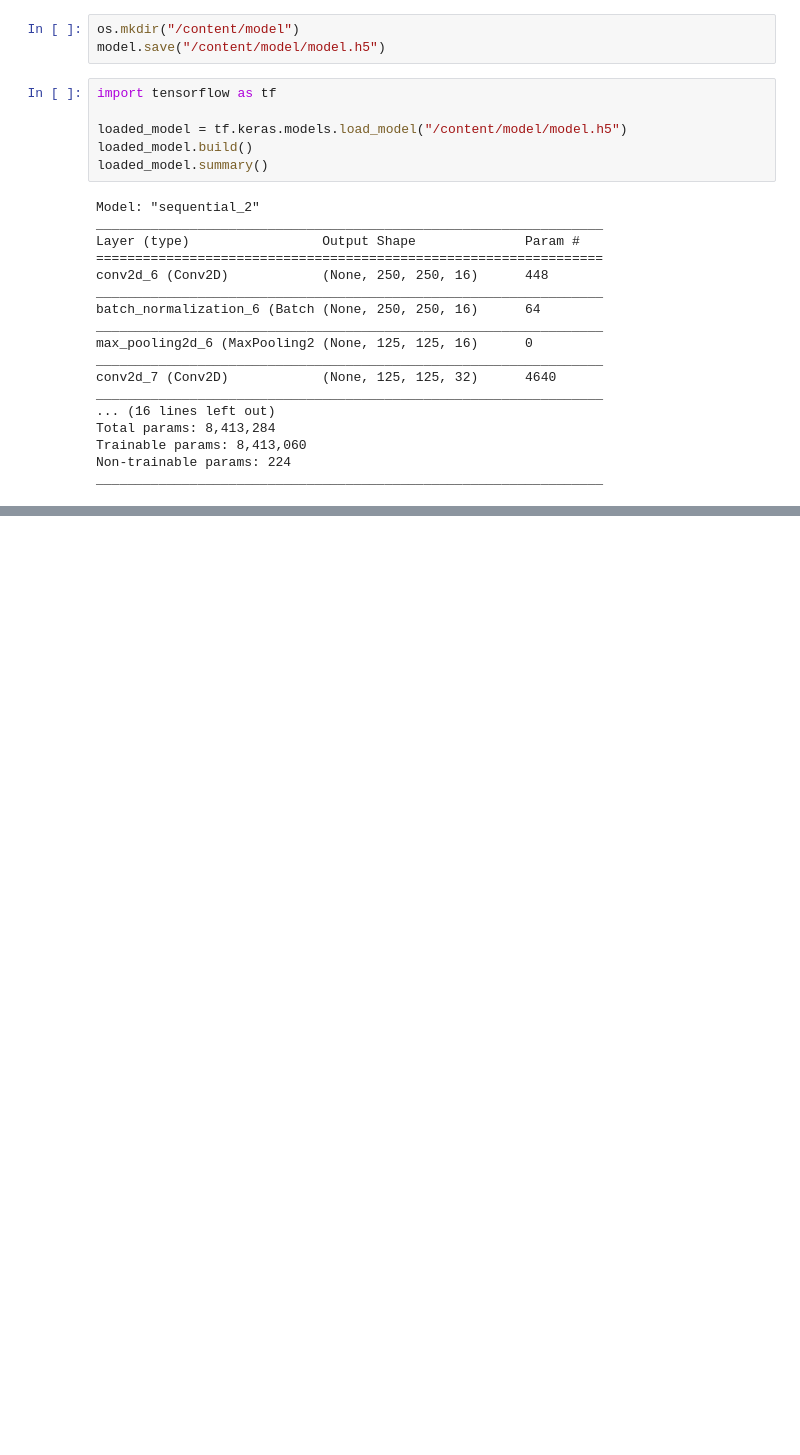
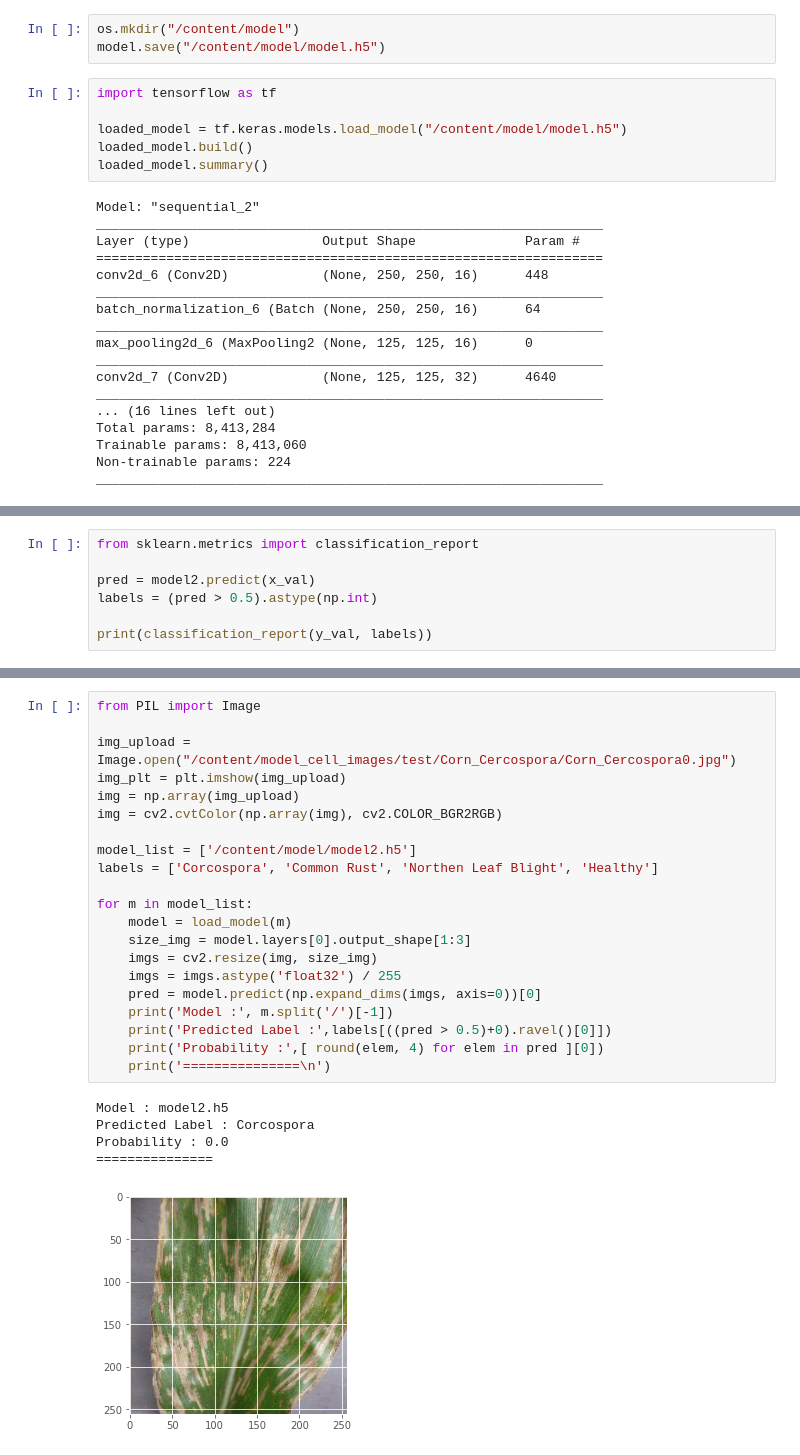
Before and after one commit to jodysuseno/PraktikumML_073-076, a Jupyter notebook: Praktikum_ML_Klasifikasi_Penyakit_Daun_Jagung.ipynb, the cells around one changed output, grey strips where cells are left out. Cells and saved outputs as stored; diff of their text form; blank space fills up the shorter version.

```diff
--- a/Praktikum_ML_Klasifikasi_Penyakit_Daun_Jagung.ipynb
+++ b/Praktikum_ML_Klasifikasi_Penyakit_Daun_Jagung.ipynb
@@ -607,0 +668,7 @@ history1 = model1.fit(
+# %%
+from sklearn.metrics import classification_report
+
+pred = model2.predict(x_val)
+labels = (pred > 0.5).astype(np.int)
+
+print(classification_report(y_val, labels))
@@ -607,0 +714,27 @@ history1 = model1.fit(
+# %%
+from PIL import Image
+
+img_upload = Image.open("/content/model_cell_images/test/Corn_Cercospora/Corn_Cercospora0.jpg")
+img_plt = plt.imshow(img_upload)
+img = np.array(img_upload)
+img = cv2.cvtColor(np.array(img), cv2.COLOR_BGR2RGB)
+
+model_list = ['/content/model/model2.h5']
+labels = ['Corcospora', 'Common Rust', 'Northen Leaf Blight', 'Healthy']
+
+for m in model_list:
+    model = load_model(m)
+    size_img = model.layers[0].output_shape[1:3]
+    imgs = cv2.resize(img, size_img)
+    imgs = imgs.astype('float32') / 255
+    pred = model.predict(np.expand_dims(imgs, axis=0))[0]
+    print('Model :', m.split('/')[-1])
+    print('Predicted Label :',labels[((pred > 0.5)+0).ravel()[0]])
+    print('Probability :',[ round(elem, 4) for elem in pred ][0])
+    print('===============\n')
+# %% [output]
+Model : model2.h5
+Predicted Label : Corcospora
+Probability : 0.0
+===============
+[figure, added]
```
Also changed, not shown: parts of 14 cells of this notebook, 1 other file.
